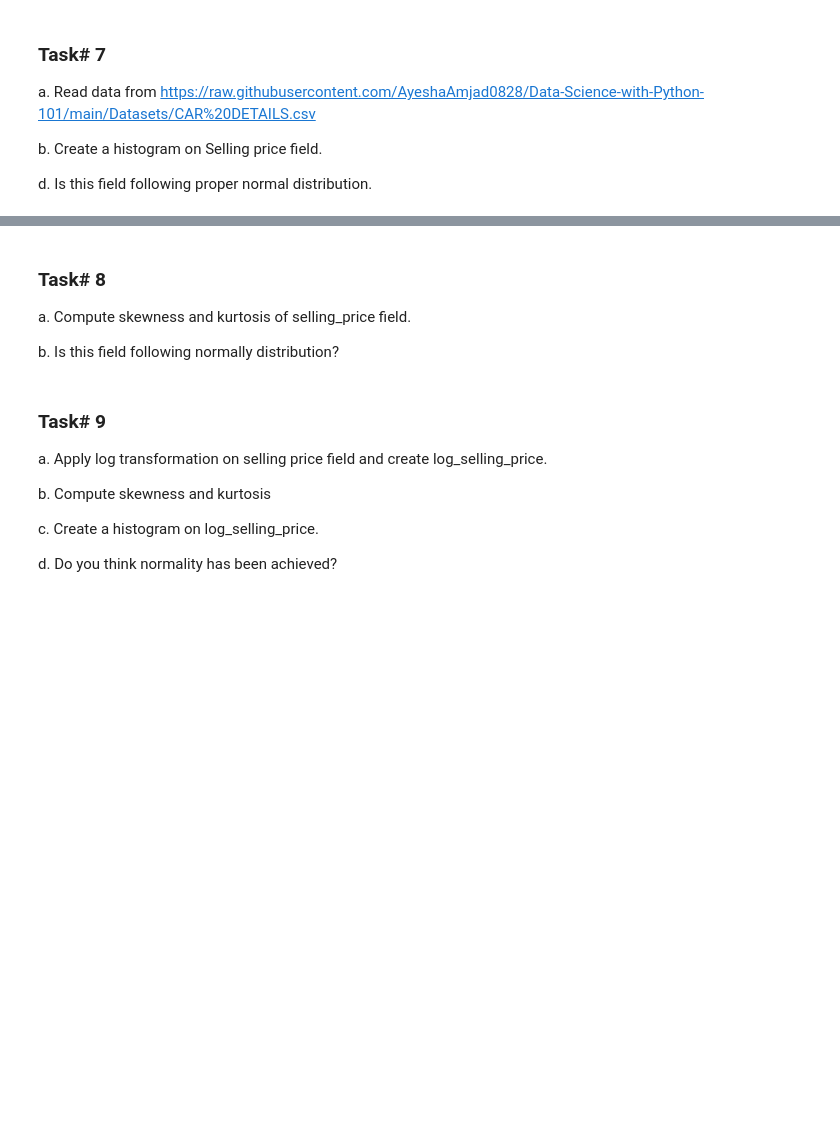
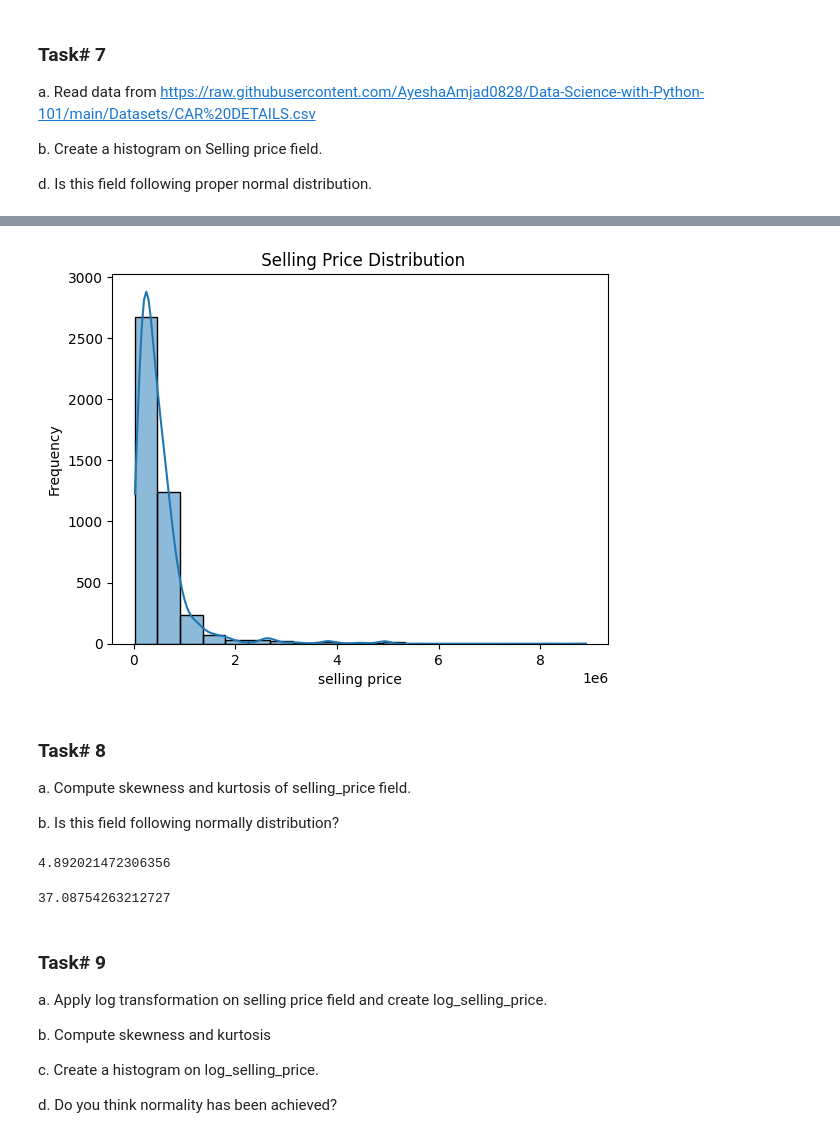
Before and after one commit to AyeshaAmjad0828/Data-Science-with-Python-101, a Jupyter notebook: Python Scripts - In Session/Data_Cleaning_&_Manipulation_Part_2.ipynb, the cells around one changed output, grey strips where cells are left out. Drawn from its saved outputs; the diff is of its cells as text; code cells hidden in the pictures; blank space fills up the shorter version.

```diff
--- a/Python Scripts - In Session/Data_Cleaning_&_Manipulation_Part_2.ipynb
+++ b/Python Scripts - In Session/Data_Cleaning_&_Manipulation_Part_2.ipynb
@@ -56,3 +152,6 @@ a. Read data from https://raw.githubusercontent.com/AyeshaAmjad0828/Data-Science
 b. Create a histogram on Selling price field.
 
 d. Is this field following proper normal distribution.
+# %%
+car = pd.read_csv('https://raw.githubusercontent.com/AyeshaAmjad0828/Data-Science-with-Python-101/main/Datasets/CAR%20DETAILS.csv')
+car
@@ -59,3 +172,13 @@ d. Is this field following proper normal distribution.
+# %%
+import seaborn as sn
+import matplotlib.pyplot as plt
+sn.histplot(car['selling_price'], bins = 20, edgecolor = 'black', kde=True)
+plt.title(' Selling Price Distribution')
+plt.xlabel('selling price')
+plt.ylabel('Frequency')
+plt.show()
+# %% [output]
+[figure, added]
 # %% [markdown]
 ### Task# 8
 
@@ -63,6 +186,16 @@ d. Is this field following proper normal distribution.
 a. Compute skewness and kurtosis of selling_price field.
 
 b. Is this field following normally distribution?
+# %%
+skewness = car['selling_price'].skew()
+skewness
+# %% [output]
+4.892021472306356
+# %%
+kurtosis = car['selling_price'].kurtosis()
+kurtosis
+# %% [output]
+37.08754263212727
 # %% [markdown]
 ### Task# 9
 
```
Also changed, not shown: parts of 26 cells of this notebook.
